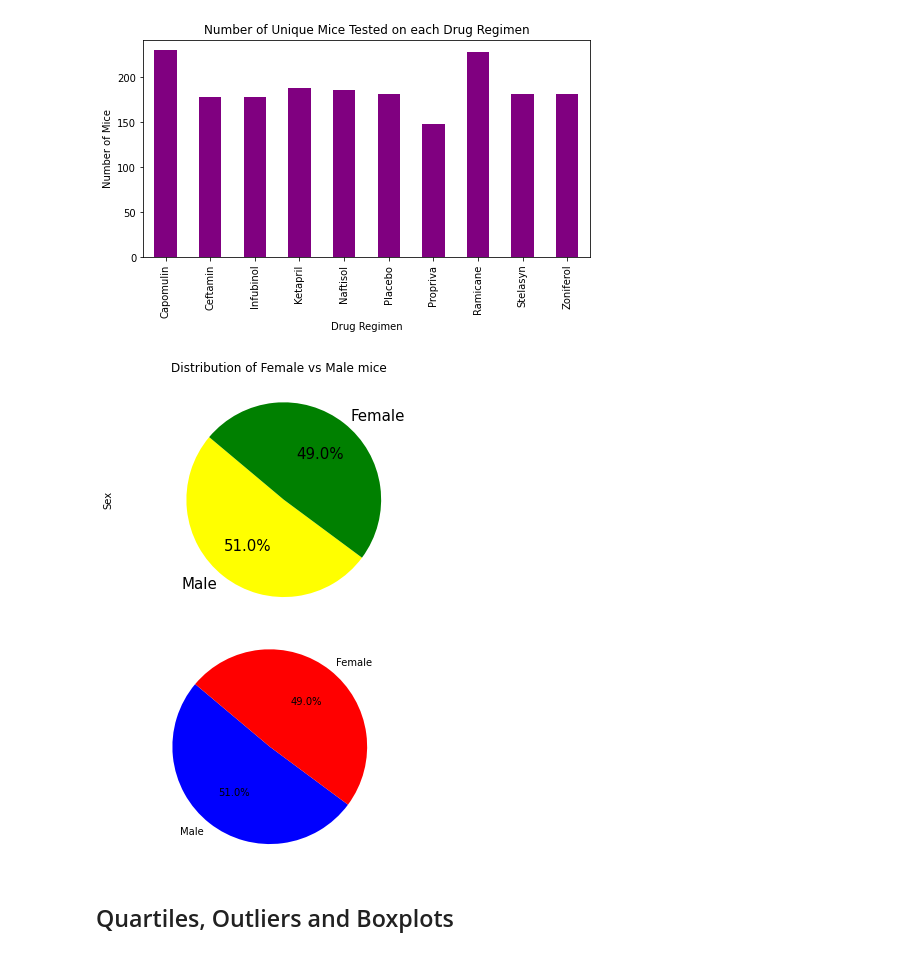
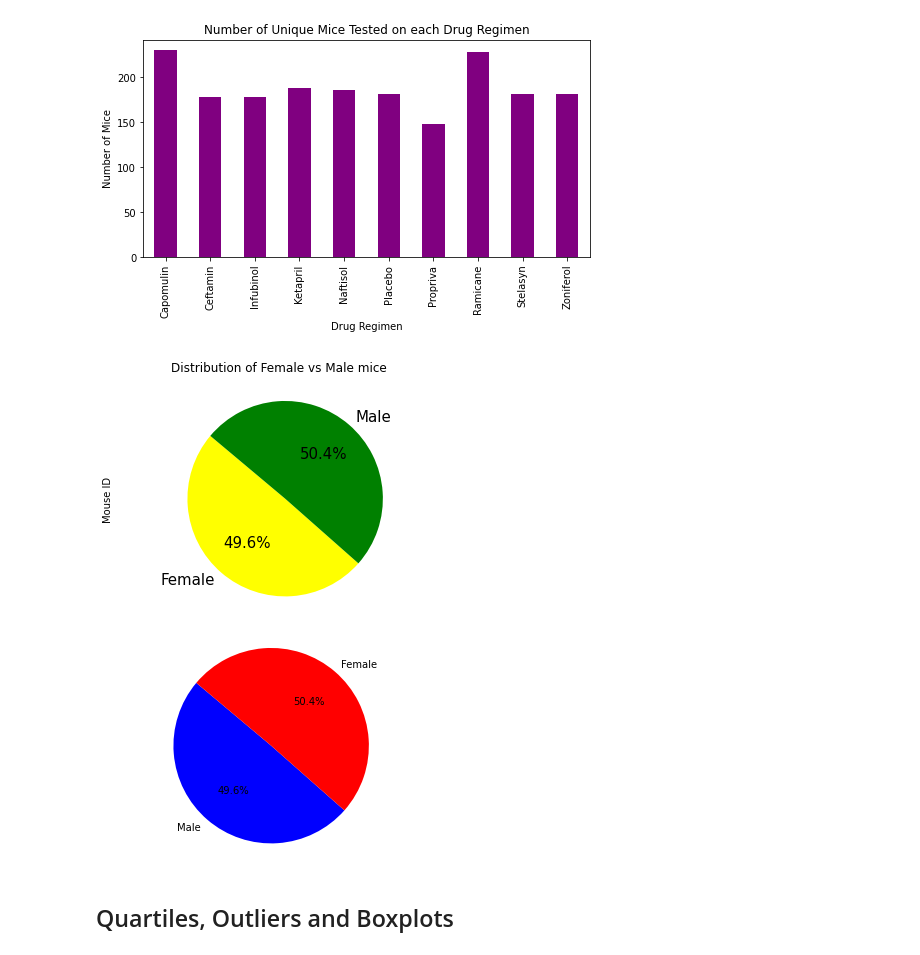
Before and after one commit to jmahon22/matplotlib_challenge, a Jupyter notebook: Instructions/Pymaceuticals/pymaceuticals_starter.ipynb, the cells around one changed output. Drawn from its saved outputs; the diff is of its cells as text; code cells hidden in the pictures.

```diff
--- a/Instructions/Pymaceuticals/pymaceuticals_starter.ipynb
+++ b/Instructions/Pymaceuticals/pymaceuticals_starter.ipynb
@@ -152,24 +152,25 @@ plt.ylabel("Number of Mice")
 plt.show()
 # %% [output]
 [figure]
+# %%
+# Generate a pie plot showing the distribution of female versus male mice using pandas
+gender_data = clean_df.groupby("Sex")
+gender_count = pd.DataFrame(gender_data["Mouse ID"].nunique())
 # %%
-# Generate a pie plot showing the distribution of female versus male mice using pandas
-gender_data = clean_df["Sex"].value_counts()
-
-gender_data.plot(kind="pie", subplots = True, title = "Distribution of Female vs Male mice", startangle=140,
+gender_count.plot(kind="pie", subplots = True, title = "Distribution of Female vs Male mice", startangle=140,
                 autopct='%1.1f%%', fontsize=15, colors= ["yellow","green"], legend=False)
 plt.axis("equal")
 plt.show()
 # %% [output]
-[figure, old version]
+[figure, new version]
 # %%
 # Generate a pie plot showing the distribution of female versus male mice using pyplot
-plt.pie(gender_data, labels=["Male", "Female"], colors=["blue","red"],
+plt.pie(gender_count[("Mouse ID")], labels=["Male", "Female"], colors=["blue","red"],
        autopct="%1.1f%%", startangle=140)
 plt.axis("equal")
 plt.show()
 # %% [output]
-[figure, old version]
+[figure, new version]
 # %% [markdown]
 ## Quartiles, Outliers and Boxplots
 # %%
```
Also changed, not shown: parts of 4 cells of this notebook.
